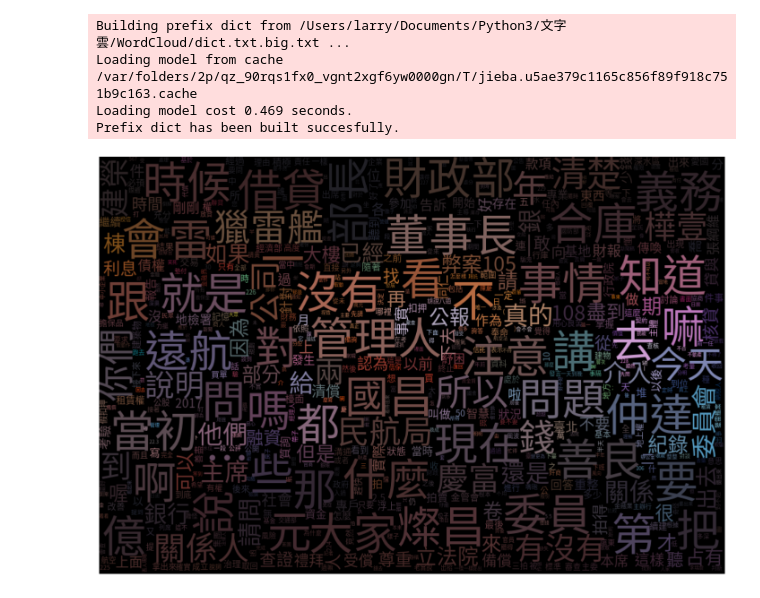
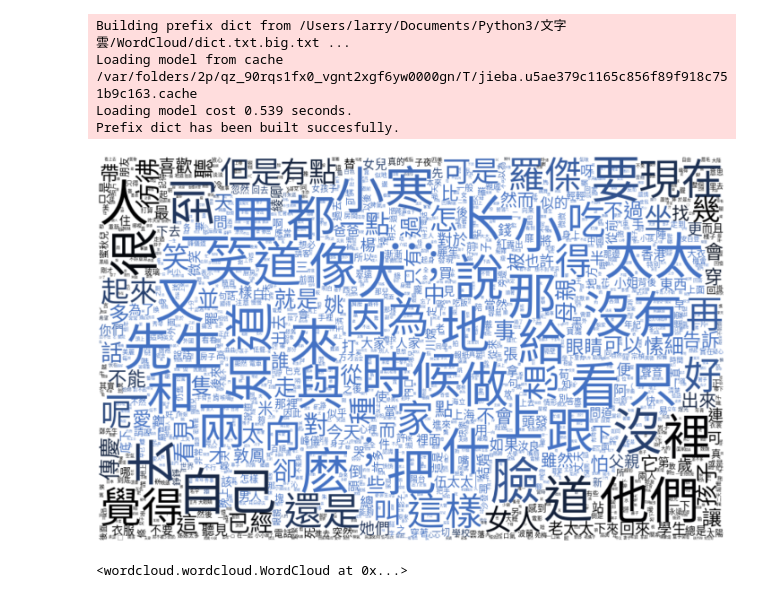
Before and after one commit to wastu01/WordCloud, a Jupyter notebook: index.ipynb, the cells around one changed output. Drawn from its saved outputs; the diff is of its cells as text; code cells hidden in the pictures.

Commit message:
upload new-image

```diff
--- a/index.ipynb
+++ b/index.ipynb
@@ -15,7 +15,7 @@ from scipy.ndimage import gaussian_gradient_magnitude
 
 
 
-text = open ('txt/GOVtalk.txt',"r",encoding="utf-8").read()
+text = open ('txt/novel.txt',"r",encoding="utf-8").read()
 
 jieba.set_dictionary('dict.txt.big.txt')
 with open('stopword.txt','r',encoding="utf-8") as f:
@@ -36,8 +36,8 @@ font = 'SourceHanSansTW-Regular.otf'
 
 
 
-icon = "market"
-icon_path = "%s.jpg" % icon
+icon = "cloud"
+icon_path = "%s.png" % icon
 
 
 mask_color = np.array(Image.open(icon_path))
@@ -64,37 +64,39 @@ mask_image[edges > .08] = 255
 
 wordcloud = WordCloud(max_words=2000,
                       mask = mask_color,
+                      background_color='white',
                       font_path= font,
                       max_font_size=65,
                       margin=1,
                       relative_scaling=0)
 
 
 
 
 
 wordcloud.generate_from_frequencies(frequencies = dicition )
 
 
 image_colors = ImageColorGenerator(mask_color)
 wordcloud.recolor(color_func=image_colors)
 
 
 
 
 
 plt.figure(figsize=(25,25),facecolor='w')
 plt.imshow(wordcloud, interpolation="bilinear")
 plt.axis("off")
 plt.show()
 
 # print(text)
 
 # plt.savefig("Wordcloud.png")
-# wordcloud.to_file("img/質詢內容關鍵字.png")
+wordcloud.to_file("img/01.png")
 # %% [output]
 Building prefix dict from /Users/larry/Documents/Python3/文字雲/WordCloud/dict.txt.big.txt ...
 Loading model from cache /var/folders/2p/qz_90rqs1fx0_vgnt2xgf6yw0000gn/T/jieba.u5ae379c1165c856f89f918c751b9c163.cache
-Loading model cost 0.469 seconds.
+Loading model cost 0.539 seconds.
 Prefix dict has been built succesfully.
-[figure, old version]
+[figure, new version]
+<wordcloud.wordcloud.WordCloud at 0x...>
```
Also changed, not shown: 3 other files.
